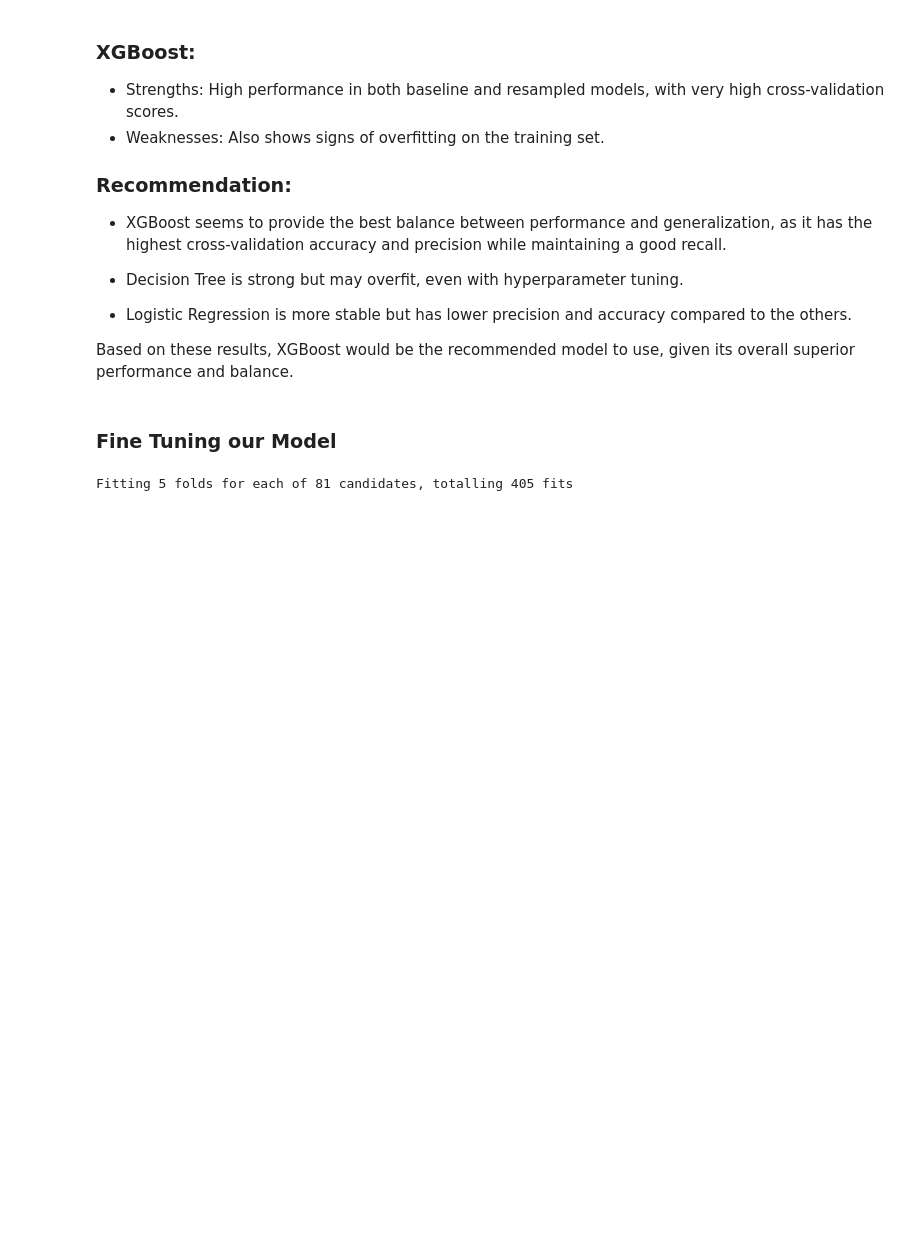
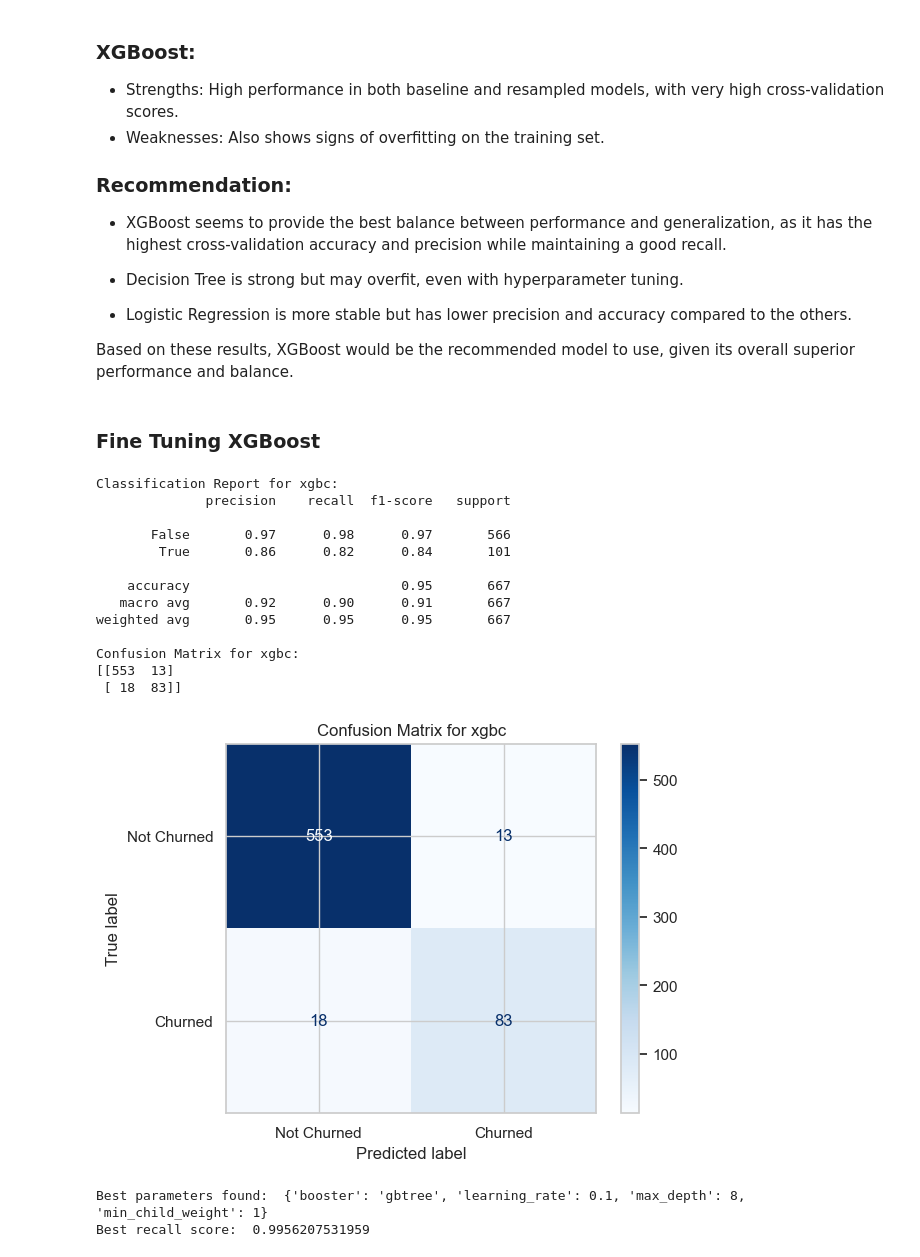
Before and after one commit to bedankibunja/SyriaTel-customer-project, a Jupyter notebook: Untitled.ipynb, the cells around one changed output. Drawn from its saved outputs; the diff is of its cells as text; code cells hidden in the pictures; blank space fills up the shorter version.

```diff
--- a/Untitled.ipynb
+++ b/Untitled.ipynb
@@ -794,4 +747,4 @@ This regularization step has made both models more reliable, with less disparity
 
 Based on these results, XGBoost would be the recommended model to use, given its overall superior performance and balance.
 # %% [markdown]
-### Fine Tuning our Model
+### Fine Tuning XGBoost
@@ -805,4 +750,0 @@ xgbc_new = GridSearchCV(XGBClassifier(random_state=42), param_grid, n_jobs=-1, s
-# %%
-xgbc_new_gs = evaluate_model(xgbc_new, X_train_res, y_train_res, model_results, 'resampled', 'xgbc')
-# %% [output]
-Fitting 5 folds for each of 81 candidates, totalling 405 fits
@@ -812,0 +751,64 @@ print(f'Best Recall Score: {xgbc_new.best_score_}')
+# %%
+from sklearn.model_selection import GridSearchCV
+from xgboost import XGBClassifier
+from sklearn.metrics import classification_report, confusion_matrix, ConfusionMatrixDisplay
+import matplotlib.pyplot as plt
+
+# Define the parameter grid
+param_grid = {
+    'max_depth': [4, 6, 8],
+    'learning_rate': [0.1, 0.01, 0.001],
+    'min_child_weight': [1, 5, 10],
+    'booster': ['gbtree', 'gblinear', 'dart']
+}
+
+# Set up GridSearchCV
+xgbc_new = GridSearchCV(XGBClassifier(random_state=42), param_grid, n_jobs=-1, scoring='recall')
+
+# Define the evaluate_model function (basic version)
+def evaluate_model(model, X_train, y_train, X_val, y_val, model_name):
+    # Train the model
+    model.fit(X_train, y_train)
+
+    # Make predictions
+    y_pred = model.predict(X_val)
+
+    # Calculate and print metrics
+    print(f"Classification Report for {model_name}:")
+    print(classification_report(y_val, y_pred))
+
+    print(f"Confusion Matrix for {model_name}:")
+    cm = confusion_matrix(y_val, y_pred)
+    print(cm)
+
+    # Plot the confusion matrix
+    disp = ConfusionMatrixDisplay(confusion_matrix=cm, display_labels=['Not Churned', 'Churned'])
+    disp.plot(cmap='Blues')
+    plt.title(f'Confusion Matrix for {model_name}')
+    plt.show()
+
+    return model
+
+# Train new model using GridSearchCV
+xgbc_new_gs = evaluate_model(xgbc_new, X_train_res, y_train_res, X_test, y_test, 'xgbc')
+
+# Print the best parameters and best score
+print("Best parameters found: ", xgbc_new_gs.best_params_)
+print("Best recall score: ", xgbc_new_gs.best_score_)
+# %% [output]
+Classification Report for xgbc:
+              precision    recall  f1-score   support
+
+       False       0.97      0.98      0.97       566
+        True       0.86      0.82      0.84       101
+
+    accuracy                           0.95       667
+   macro avg       0.92      0.90      0.91       667
+weighted avg       0.95      0.95      0.95       667
+
+Confusion Matrix for xgbc:
+[[553  13]
+ [ 18  83]]
+[figure, added]
+Best parameters found:  {'booster': 'gbtree', 'learning_rate': 0.1, 'max_depth': 8, 'min_child_weight': 1}
+Best recall score:  0.9956207531959
```
Also changed, not shown: parts of 25 cells of this notebook.
